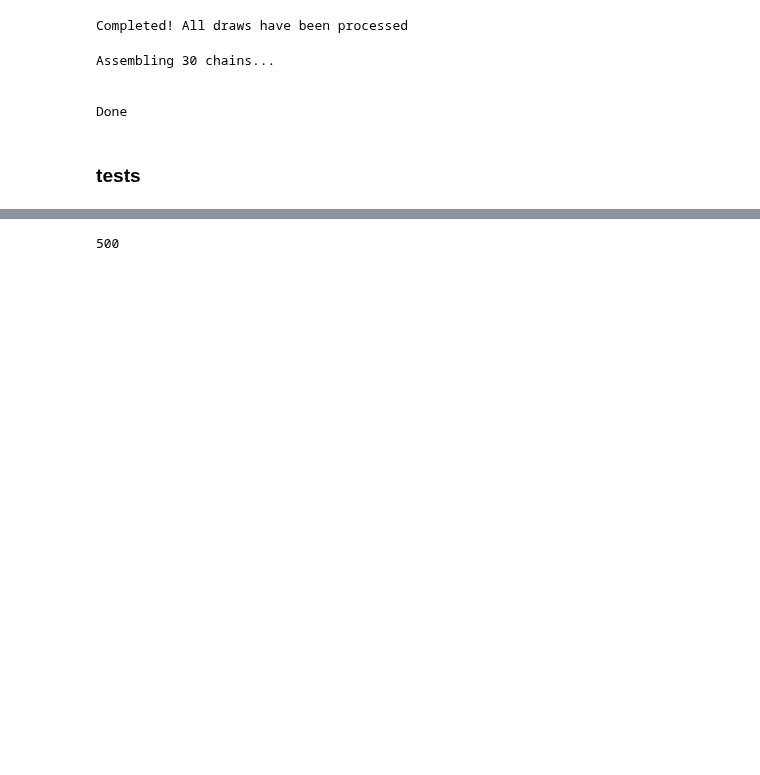
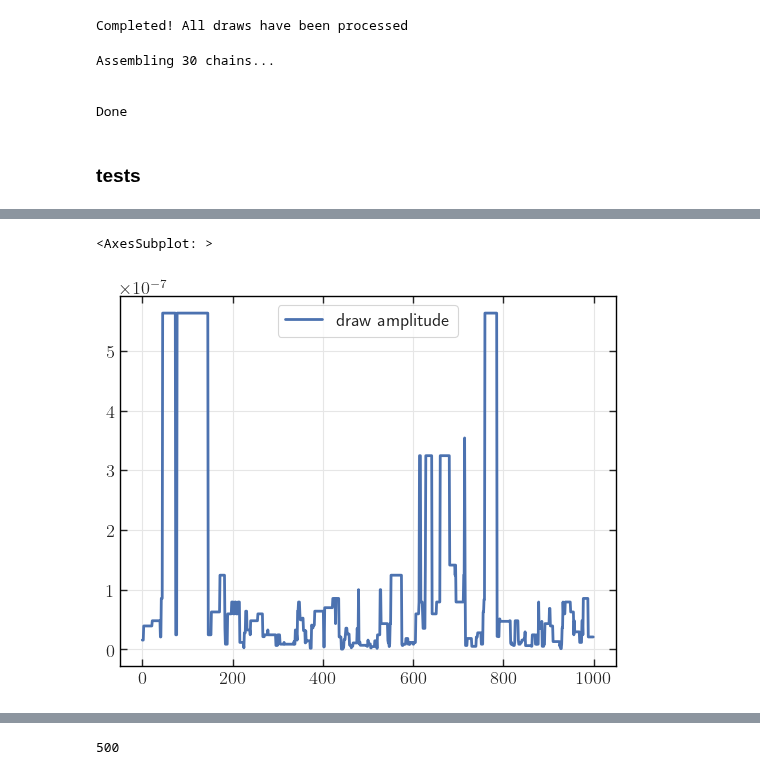
Before and after one commit to PietropaoloFrisoni/MCMC_16_cells_spinfoam, a Jupyter notebook: notebooks/Operators.ipynb, the cells around one changed output, grey strips where cells are left out. Saved outputs shown, nothing was run; the diff lists cells and outputs as text; code cells hidden in the pictures; blank space fills up the shorter version.

```diff
--- a/notebooks/Operators.ipynb
+++ b/notebooks/Operators.ipynb
@@ -405,3 +405,38 @@ Assembling 30 chains...
 Done
 # %% [markdown]
 ### tests
+# %%
+folder_prefix = f"{data_folder}/j_{0.5}/N_{length}__sigma_{0.4}__burnin_{burnin}"
+
+draw_path = f"{folder_prefix}/draws/draws_chain_{10}.csv"
+
+# load in memory the stored draws
+df = pd.read_csv(draw_path, low_memory=False)
+df.columns = df.columns.str.replace("intertwiner ", "node ", regex=True)
+df.columns = df.columns.str.replace("multeplicity", "multiplicity", regex=True)
+
+# retrieving relevant parameters
+multiplicity = df[["draw multiplicity"]].to_numpy().astype(int)
+total_accept_draws = int(df["total accept. draws"][0])
+total_accept_rate = float(df["total accept. rate"][0].strip("%"))
+total_run_time = float(df["total run time"][0].strip(" s"))
+
+# dropping columns (leaving multiplicity)
+df = df.drop(
+    columns=[
+        # "draw amplitude",
+        "total accept. draws",
+        "total accept. rate",
+        "total run time",
+    ]
+)
+
+# from intertwiners to angles
+df.iloc[:, :16] = df.iloc[:, :16].apply(from_intertwiner_to_angle, args=(spin,))
+
+# taking multiplicity into account
+df = df.loc[df.index.repeat(df["draw multiplicity"])]
+
+df = df[["draw amplitude"]] ** 2
+
+df = df.reset_index()
@@ -407,0 +458,5 @@ Done
+# %%
+df.iloc[0:1000].plot(y="draw amplitude")
+# %% [output]
+<AxesSubplot: >
+[figure, added]
```
Also changed, not shown: parts of 2 cells of this notebook.
